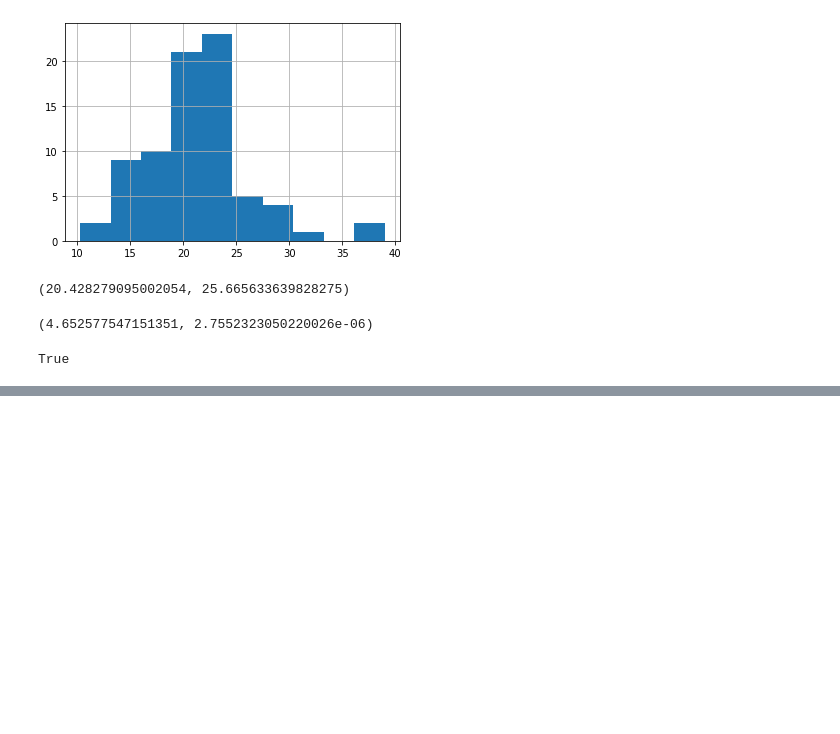
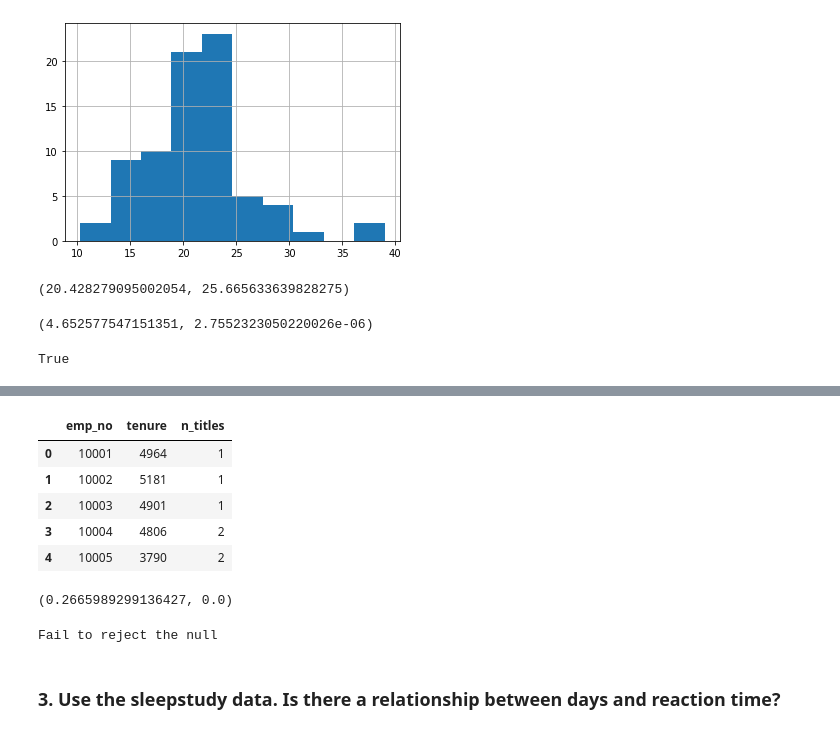
Before and after one commit to Severina7/statistics_exercises, a Jupyter notebook: hypothesis_testing.ipynb, the cells around one changed output, grey strips where cells are left out. Drawn from its saved outputs; the diff is of its cells as text; code cells hidden in the pictures; blank space fills up the shorter version.

```diff
--- a/hypothesis_testing.ipynb
+++ b/hypothesis_testing.ipynb
@@ -587,0 +431,36 @@ Fail to reject the null
+# %%
+query = '''
+SELECT
+    e.emp_no,
+    DATEDIFF((SELECT MAX(hire_date) FROM employees), e.hire_date) AS tenure,
+    n_titles
+FROM employees e
+JOIN (
+    SELECT emp_no, COUNT(*) as n_titles
+    FROM employees e
+    JOIN titles t USING (emp_no)
+    GROUP BY emp_no
+) emp_title_count USING (emp_no)
+'''
+emp_and_t = pd.read_sql(query, url)
+emp_and_t.head()
+# %% [output]
+|  | emp_no | tenure | n_titles |
+| 0 | 10001 | 4964 | 1 |
+| 1 | 10002 | 5181 | 1 |
+| 2 | 10003 | 4901 | 1 |
+| 3 | 10004 | 4806 | 2 |
+| 4 | 10005 | 3790 | 2 |
+# %%
+stats.pearsonr(emp_and_t.tenure, emp_and_t.n_titles)
+# %% [output]
+(0.2665989299136427, 0.0)
+# %%
+if p < α:
+    print("Reject the null")
+else:
+    print("Fail to reject the null")
+# %% [output]
+Fail to reject the null
+# %% [markdown]
+### 3. Use the sleepstudy data. Is there a relationship between days and reaction time?
```
Also changed, not shown: parts of 95 cells of this notebook, 1 other file.
